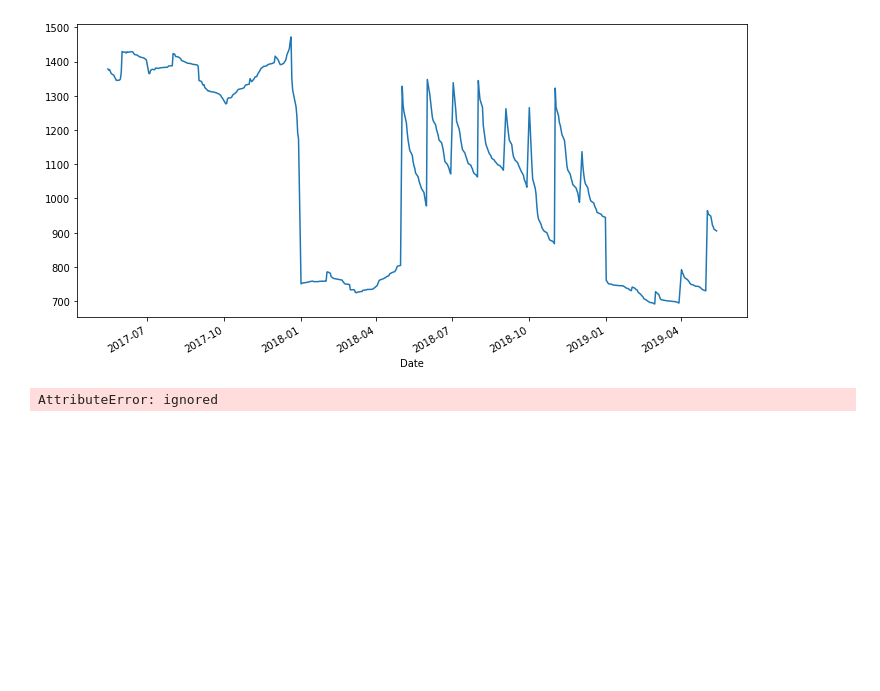
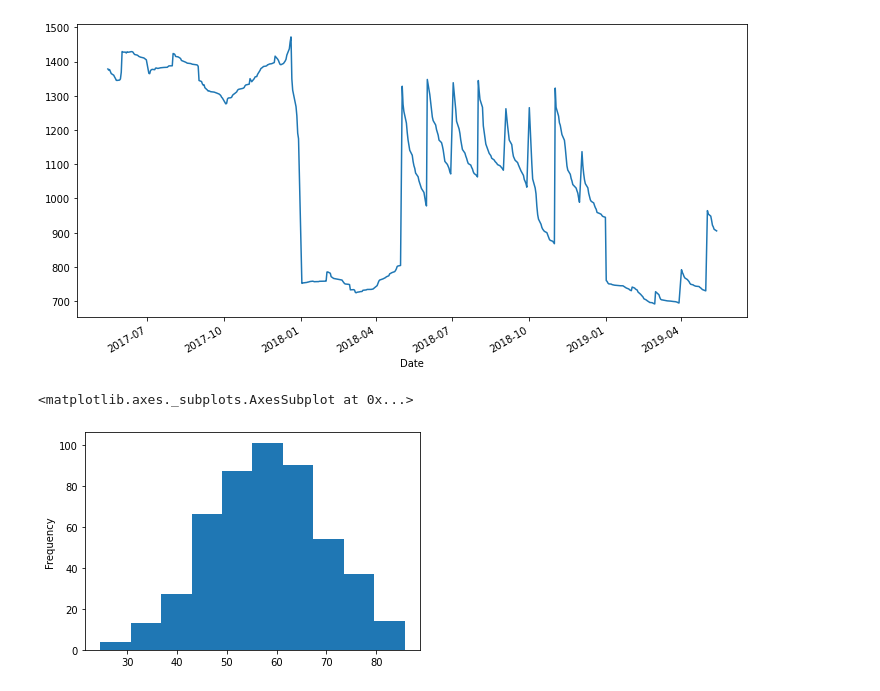
Before and after one commit to aravindh698/rep2, a Jupyter notebook: weekim.ipynb, the cells around one changed output. Cells and saved outputs as stored; diff of their text form; code cells hidden in the pictures; blank space fills up the shorter version.

```diff
--- a/weekim.ipynb
+++ b/weekim.ipynb
@@ -79,17 +79,8 @@ csv1['vwap'].plot(figsize=(12,6))
 # %% [output]
 <matplotlib.axes._subplots.AxesSubplot at 0x...>
 [figure]
-# %%
-csv1=pd.groupby(by='Trends',group_keys=False)
-figureObject, axesObject = plt.subplots()
-axesObject.pie(csv1['Day_Perc_Change'],
-
-        labels=csv1['Trends'],
-
-        autopct='%1.2f',
-
-        startangle=90)
-axesObject.axis('equal')
-plt.show()
-# %% [output]
-AttributeError: ignored
+# %%
+csv1['% Dly Qt to Traded Qty'].plot.hist()
+# %% [output]
+<matplotlib.axes._subplots.AxesSubplot at 0x...>
+[figure, added]
```
Also changed, not shown: parts of 6 cells of this notebook.
